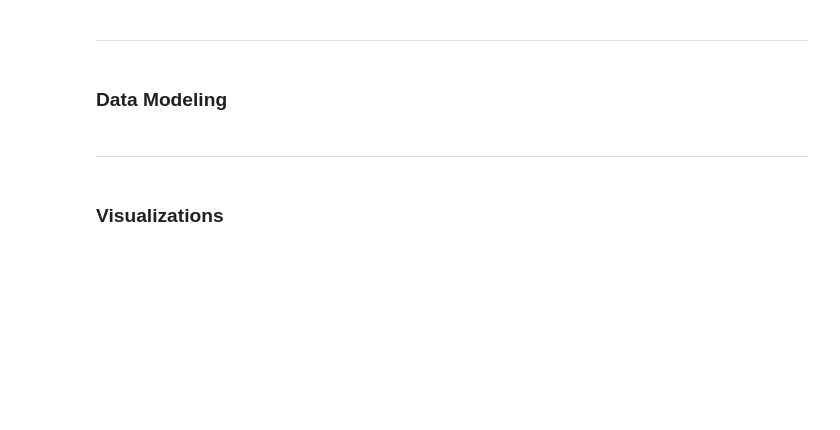
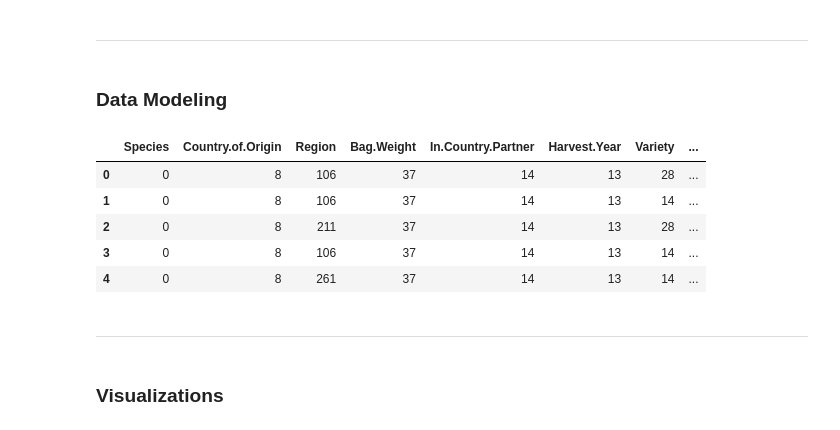
Before and after one commit to jaytar0/homeBrew, a Jupyter notebook: Code/coffee_analysis.ipynb, the cells around one changed output. Drawn from its saved outputs; the diff is of its cells as text; code cells hidden in the pictures; blank space fills up the shorter version.

Commit message:
beginning modeling sequence

```diff
--- a/Code/coffee_analysis.ipynb
+++ b/Code/coffee_analysis.ipynb
@@ -618,3 +620,14 @@ Resulting entries: 985
 ---
 # %% [markdown]
 ### Data Modeling
+# %%
+# Reading in modeling data
+coffee_df = pd.read_csv("../Data/cqi_2018/cqi_2018_clean.csv")
+coffee_df.head(5)
+# %% [output]
+|  | Species | Country.of.Origin | Region | Bag.Weight | In.Country.Partner | Harvest.Year | Variety | ... |
+| 0 | 0 | 8 | 106 | 37 | 14 | 13 | 28 | ... |
+| 1 | 0 | 8 | 106 | 37 | 14 | 13 | 14 | ... |
+| 2 | 0 | 8 | 211 | 37 | 14 | 13 | 28 | ... |
+| 3 | 0 | 8 | 106 | 37 | 14 | 13 | 14 | ... |
+| 4 | 0 | 8 | 261 | 37 | 14 | 13 | 14 | ... |
```
Also changed, not shown: parts of 5 cells of this notebook.
